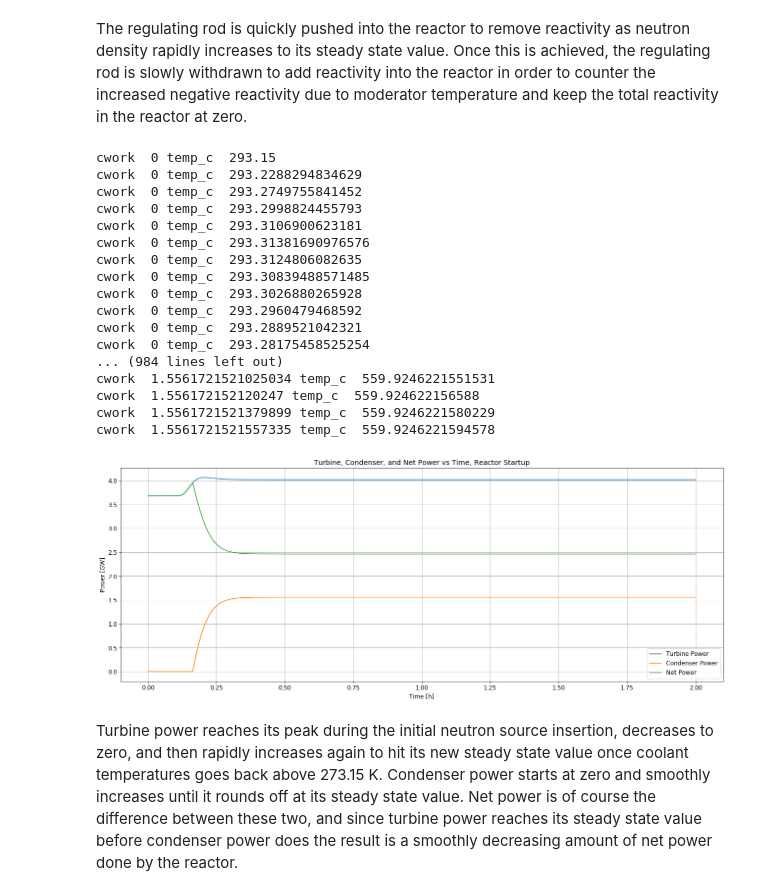
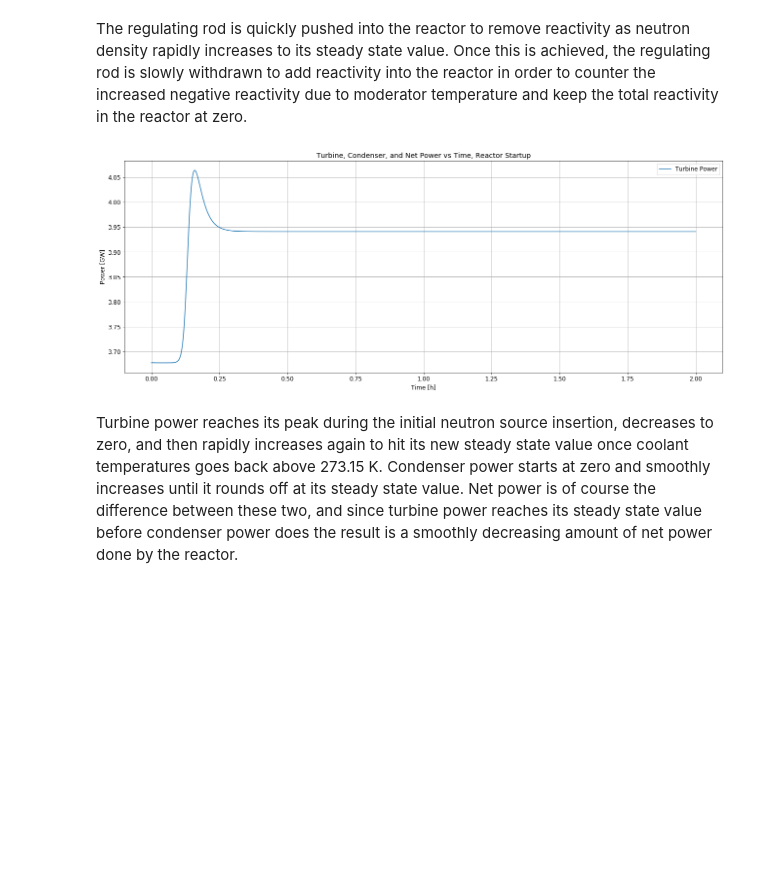
Before and after one commit to dpploy/engy-4350, a Jupyter notebook: notebooks/05-bwr-two-temperature-pt-reactor-A.ipynb, the cells around one changed output. Cells and saved outputs as stored; diff of their text form; code cells hidden in the pictures; blank space fills up the shorter version.

```diff
--- a/notebooks/05-bwr-two-temperature-pt-reactor-A.ipynb
+++ b/notebooks/05-bwr-two-temperature-pt-reactor-A.ipynb
@@ -805,7 +738,7 @@ def f_vec(time, u_vec, params):
 
     # subcooled liquid
     turbine_out = turbine(time, temp_c,  params)[0] #run the turbine, take the runoff and pass to condenser
-    condenser_out = condenser(time, turbine_out, temp_c, params)[0] #run the condenser, pass runoff to the pump
+    condenser_out = condenser(time, turbine_out, temp_c, params) #run the condenser, pass runoff to the pump
     pump_out = pump(time, condenser_out, temp_c, params) #run the pump, runoff returns to reactor as temp_in
     #print("time is ", time, "and inlet temperature is", temp_in, "\n")
 
@@ -1162,8 +1067,7 @@ def quantities2(u_vec_history, params, time_stamps):
     import scipy.constants as sc
 
     twork = list() #turbine work
-    cwork = list() #condenser work
-    nwork = list() #net total usable work the reactor and BOP produce
+    #nwork = list() #net total usable work the reactor and BOP produce
     #pwork = list() # pump work
 
     for (time, n_dens, temp_f, temp_c) in zip(time_stamps, u_vec_history[:,0], u_vec_history[:,-2], u_vec_history[:,-1]):
@@ -1171,26 +1075,14 @@ def quantities2(u_vec_history, params, time_stamps):
         turbwork = turb[1] * sc.kilo
         heat_removed = -1 * heat_sink_rate(time, temp_f, temp_c, params)
         #if turbwork > heat_removed:
-           # turbwork = heat_removed
+            #turbwork = heat_removed
         turbwork = turbwork / sc.giga
         twork.append(turbwork)
-
-
-        cond = condenser(time, turb[0], temp_c, params)
-        condwork = cond[1]/sc.mega
-        if condwork < 0:
-            condwork = 0
-        cwork.append(condwork)
-        print('cwork ', condwork, 'temp_c ', temp_c)
-
-        net_work = turbwork - condwork # Wnet = Ws - Wcond
-        nwork.append(net_work)
 
         #pwork.append(pump_work[time])
 
     data["turbine work [GW]"] = twork
-    data["condenser work [GW]"] = cwork
-    data["net work [GW]"] = nwork
+    #data["net work [GW]"] = nwork
 
     quantities = pd.DataFrame( data )
     return(quantities)
@@ -1302,9 +1194,9 @@ params['fuel_volume'] = 5 # m3
 params['steam flowrate'] = 1820 # kg/s
 params['coolant_dens']   = 1000 #  kg/m3
 params['cp_coolant']     =  4184# J/(mol K) - > J/(kg K)
-params['coolant_volume'] = 87.5 # m3
+params['coolant_volume'] = 100 #m3
 
-params['ht_coeff'] = 750000
+params['ht_coeff'] = 10000000
 params['turbine efficiency'] = 0.8
 params['condenser efficiency'] = 0.8
 params['pump efficiency'] = 0.8
@@ -1339,7 +1231,7 @@ params['reactivity'] = rho_0_over_beta * beta # "rho/beta = 10 cents"
 
 params['temp_0'] = params['temp_o']
 
-params['tau_fake'] = 2 # s
+params['tau_fake'] = 0.5 # s
 params['malfunction subcooling'] = 0.75
 params['alpha_n_malfunction'] = 0
 
@@ -1455,32 +1314,15 @@ The regulating rod is quickly pushed into the reactor to remove reactivity as ne
 # %%
 work_data = quantities2(u_vec_history, params, params['time_stamps'])
 plt.figure(figsize=(22, 8))
 plt.plot(params['time_stamps']/3600, work_data)
 plt.grid()
 plt.rc('font', size=12)
 plt.xlabel('Time [h]')
 plt.ylabel('Power [GW]')
 plt.title('Turbine, Condenser, and Net Power vs Time, Reactor Startup')
-plt.legend(['Turbine Power',  'Condenser Power', 'Net Power'])
+plt.legend(['Turbine Power'])
 plt.show()
 # %% [output]
-cwork  0 temp_c  293.15
-cwork  0 temp_c  293.2288294834629
-cwork  0 temp_c  293.2749755841452
-cwork  0 temp_c  293.2998824455793
-cwork  0 temp_c  293.3106900623181
-cwork  0 temp_c  293.31381690976576
-cwork  0 temp_c  293.3124806082635
-cwork  0 temp_c  293.30839488571485
-cwork  0 temp_c  293.3026880265928
-cwork  0 temp_c  293.2960479468592
-cwork  0 temp_c  293.2889521042321
-cwork  0 temp_c  293.28175458525254
-... (984 lines left out)
-cwork  1.5561721521025034 temp_c  559.9246221551531
-cwork  1.556172152120247 temp_c  559.924622156588
-cwork  1.5561721521379899 temp_c  559.9246221580229
-cwork  1.5561721521557335 temp_c  559.9246221594578
-[figure, old version]
+[figure, new version]
 # %% [markdown]
 Turbine power reaches its peak during the initial neutron source insertion, decreases to zero, and then rapidly increases again to hit its new steady state value once coolant temperatures goes back above 273.15 K. Condenser power starts at zero and smoothly increases until it rounds off at its steady state value. Net power is of course the difference between these two, and since turbine power reaches its steady state value before condenser power does the result is a smoothly decreasing amount of net power done by the reactor.
```
Also changed, not shown: parts of 8 cells of this notebook.
